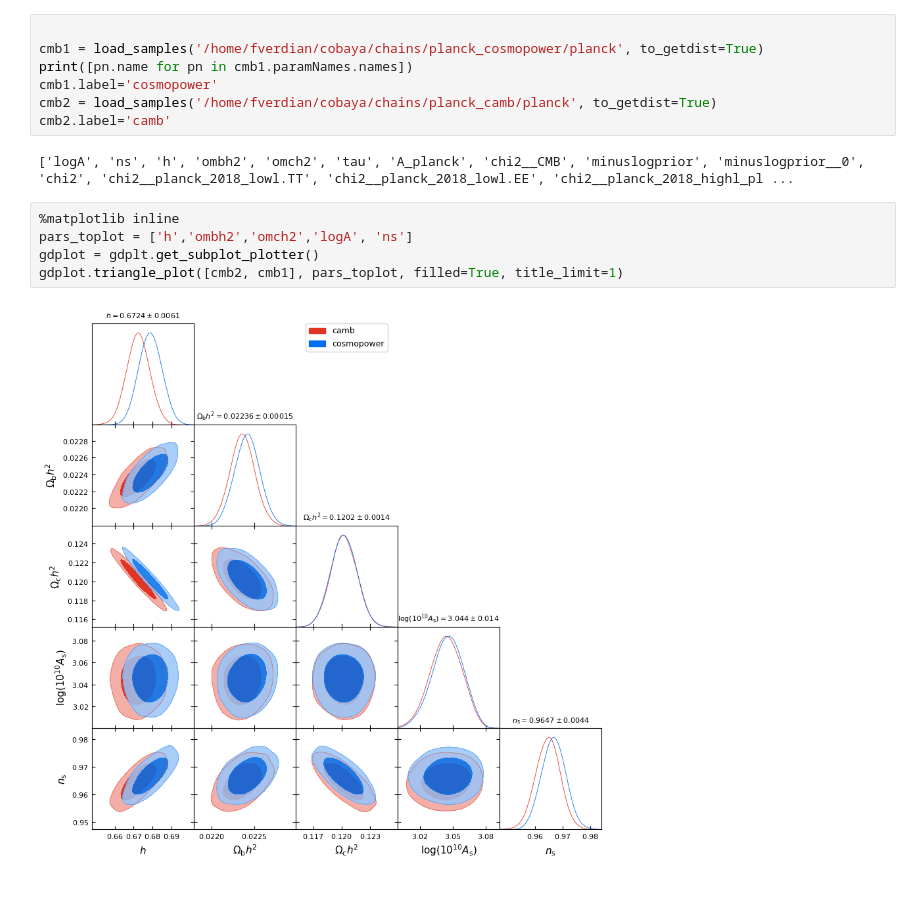
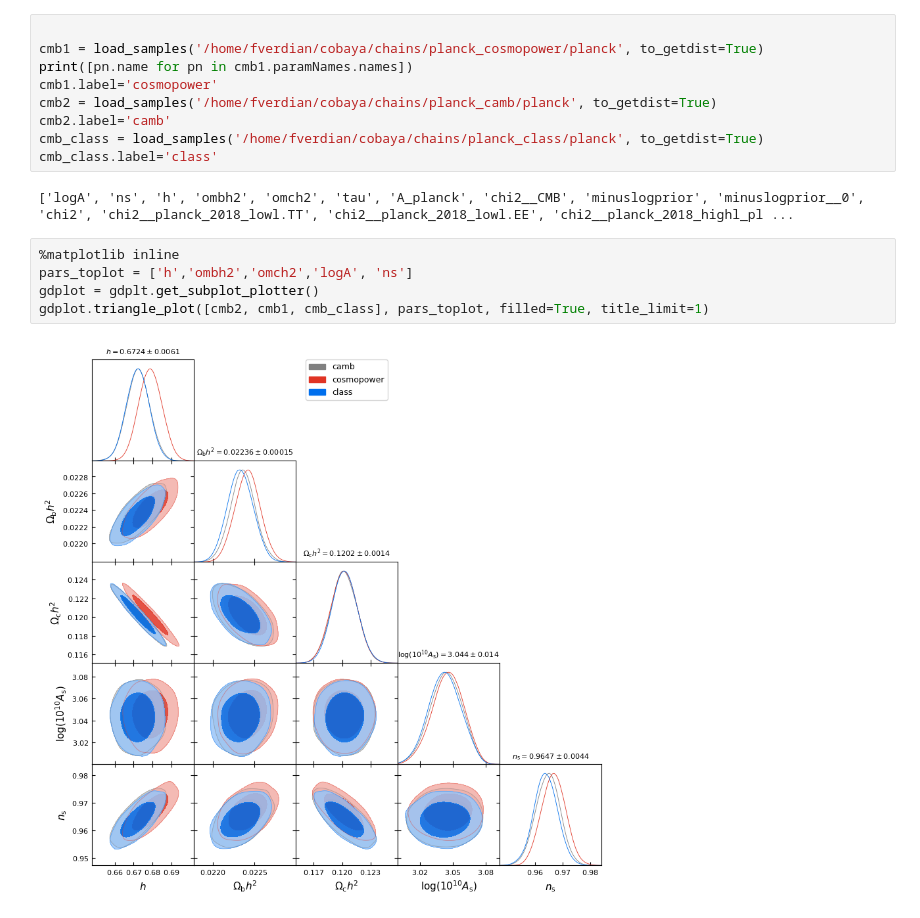
Before and after one commit to fverd/cobaya, a Jupyter notebook: FRA/analyze-chain.ipynb, the cells around one changed output. Saved outputs shown, nothing was run; the diff lists cells and outputs as text.

```diff
--- a/FRA/analyze-chain.ipynb
+++ b/FRA/analyze-chain.ipynb
@@ -10,13 +12,15 @@ print([pn.name for pn in cmb1.paramNames.names])
 cmb1.label='cosmopower'
 cmb2 = load_samples('/home/fverdian/cobaya/chains/planck_camb/planck', to_getdist=True)
 cmb2.label='camb'
+cmb_class = load_samples('/home/fverdian/cobaya/chains/planck_class/planck', to_getdist=True)
+cmb_class.label='class'
 # %% [output]
 ['logA', 'ns', 'h', 'ombh2', 'omch2', 'tau', 'A_planck', 'chi2__CMB', 'minuslogprior', 'minuslogprior__0', 'chi2', 'chi2__planck_2018_lowl.TT', 'chi2__planck_2018_lowl.EE', 'chi2__planck_2018_highl_pl ...
 # %%
 %matplotlib inline
 pars_toplot = ['h','ombh2','omch2','logA', 'ns']
 gdplot = gdplt.get_subplot_plotter()
-gdplot.triangle_plot([cmb2, cmb1], pars_toplot, filled=True, title_limit=1)
+gdplot.triangle_plot([cmb2, cmb1, cmb_class], pars_toplot, filled=True, title_limit=1)
 # %% [output]
-[figure, old version]
+[figure, new version]
 # %%
```
Also changed, not shown: parts of 5 cells of this notebook, 43 other files.
